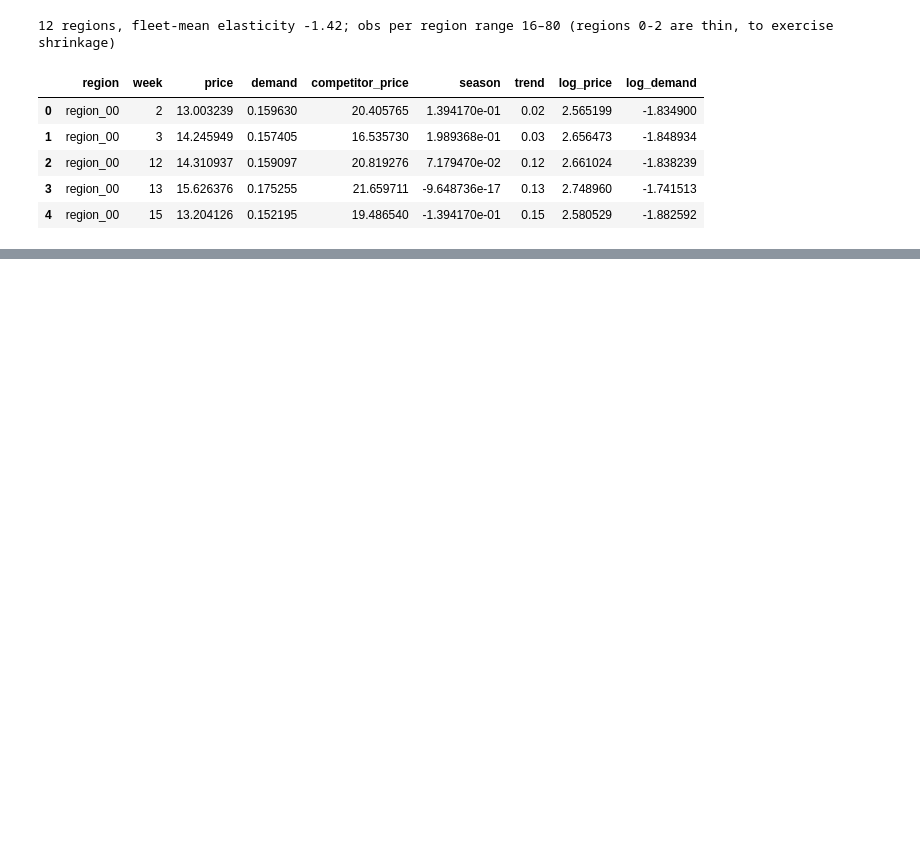
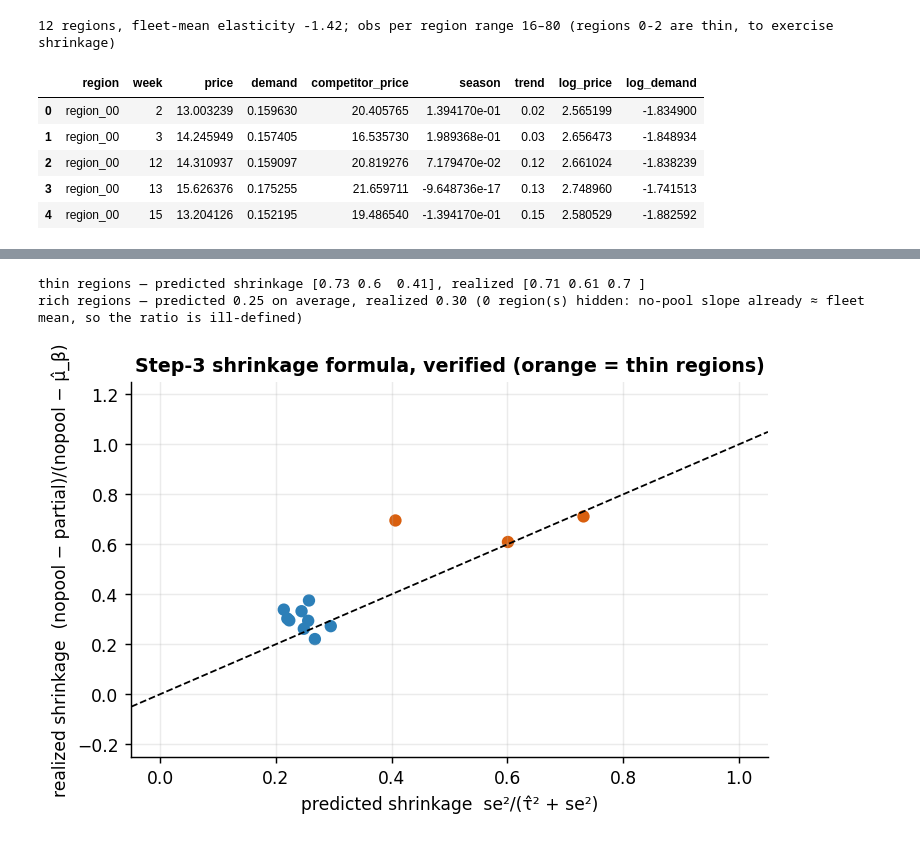
Before and after one commit to fmuia/sda_projects, a Jupyter notebook: causal-marketing-pymc/notebooks/03_price_elasticity.ipynb, the cells around one changed output, grey strips where cells are left out. Saved outputs shown, nothing was run; the diff lists cells and outputs as text; code cells hidden in the pictures; blank space fills up the shorter version.

```diff
--- a/causal-marketing-pymc/notebooks/03_price_elasticity.ipynb
+++ b/causal-marketing-pymc/notebooks/03_price_elasticity.ipynb
@@ -242 +444,33 @@ MAE — no pool 0.45, complete 0.28, partial 0.21  ·  coverage 75%
+# %%
+# Close the loop on step 3's shrinkage formula. Predicted pull toward the fleet for region r:
+#   w_r = se_r^2 / (tau^2 + se_r^2)   (se_r = no-pool OLS slope standard error, tau = posterior tau_beta)
+# Realized pull: how far the posterior actually moved the no-pool slope toward the fleet-level mu_beta.
+tau_hat = float(idata.posterior["tau_beta"].values.mean())
+mu_hat = float(idata.posterior["mu_beta"].values.mean())
+se_np = np.empty(R)
+for i in range(R):
+    m = r_idx == i
+    Xi = np.column_stack([np.ones(int(m.sum())), lp[m], z[m]])
+    ci = np.linalg.lstsq(Xi, ld[m], rcond=None)[0]
+    s2i = float(((ld[m] - Xi @ ci) ** 2).sum()) / (int(m.sum()) - Xi.shape[1])
+    se_np[i] = np.sqrt(s2i * np.linalg.inv(Xi.T @ Xi)[1, 1])
+w_pred = se_np ** 2 / (tau_hat ** 2 + se_np ** 2)
+w_real = (nopool - partial) / (nopool - mu_hat)
+valid = np.abs(nopool - mu_hat) > 0.05          # realized ratio is ill-defined when OLS already sits on the fleet mean
+
+fig, ax = plt.subplots(figsize=(5.8, 3.8))
+cols = np.where(np.arange(R) < 3, plots.ORANGE, plots.BLUE)
+ax.scatter(w_pred[valid], w_real[valid], c=cols[valid], s=34)
+ax.plot([-0.05, 1.05], [-0.05, 1.05], "k--", lw=1)
+ax.set_xlim(-0.05, 1.05); ax.set_ylim(-0.25, 1.25)
+ax.set_xlabel("predicted shrinkage  se²/(τ̂² + se²)"); ax.set_ylabel("realized shrinkage  (nopool − partial)/(nopool − μ̂_β)")
+ax.set_title("Step-3 shrinkage formula, verified (orange = thin regions)")
+fig.tight_layout()
+print(f"thin regions — predicted shrinkage {np.round(w_pred[:3], 2)}, realized {np.round(w_real[:3], 2)}")
+print(f"rich regions — predicted {w_pred[3:].mean():.2f} on average, realized {np.nanmean(np.clip(w_real[3:], -1, 2)):.2f} "
+      f"({int((~valid).sum())} region(s) hidden: no-pool slope already ≈ fleet mean, so the ratio is ill-defined)")
+# %% [output]
+thin regions — predicted shrinkage [0.73 0.6  0.41], realized [0.71 0.61 0.7 ]
+rich regions — predicted 0.25 on average, realized 0.30 (0 region(s) hidden: no-pool slope already ≈ fleet mean, so the ratio is ill-defined)
+[figure, added]
 # %% [markdown]
```
Also changed, not shown: parts of 28 cells of this notebook, 28 other files.
